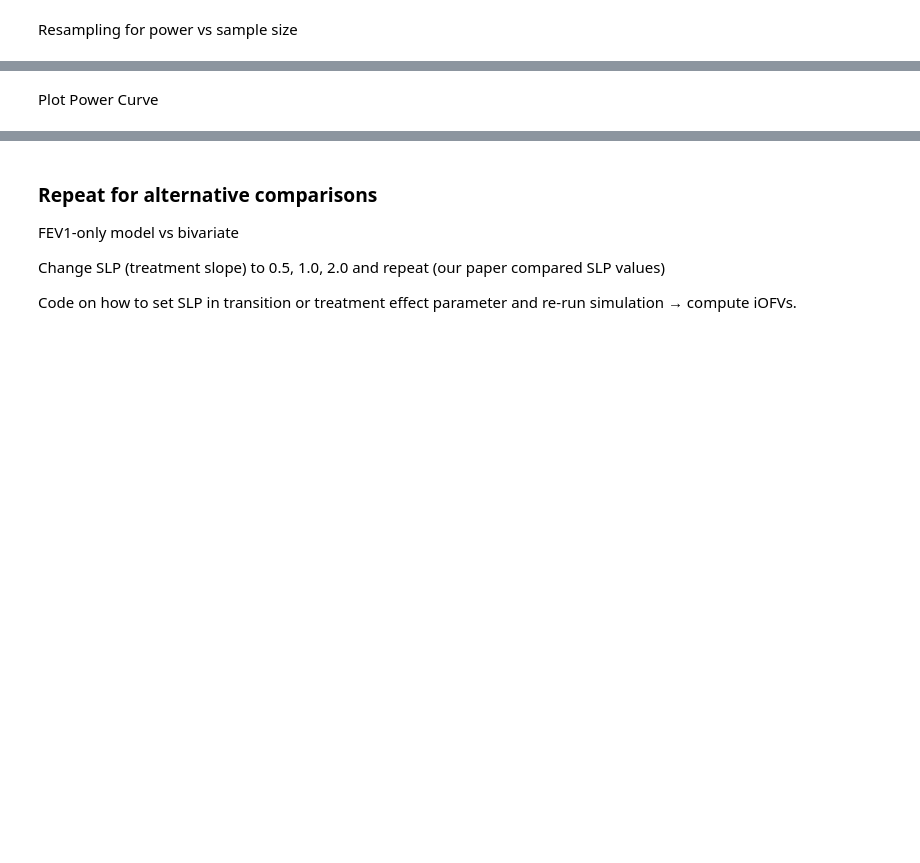
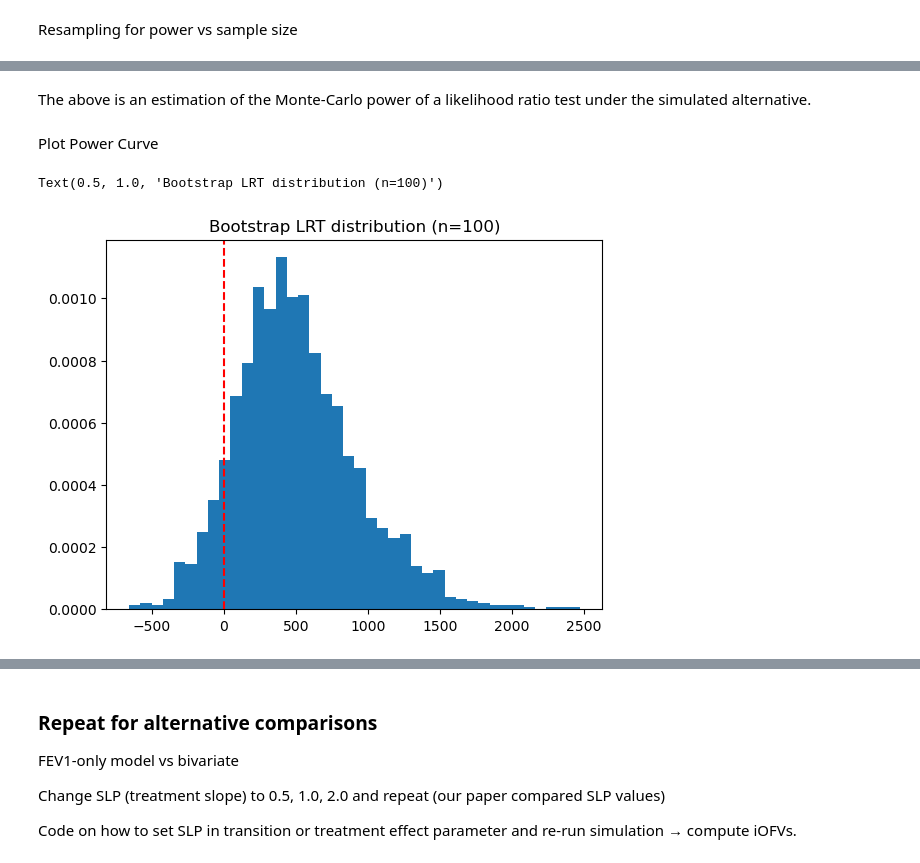
Before and after one commit to Clint-Os/Markov-Models, a Jupyter notebook: mHMM/notebooks/05_power_analysis.ipynb, the cells around one changed output, grey strips where cells are left out. Drawn from its saved outputs; the diff is of its cells as text; code cells hidden in the pictures; blank space fills up the shorter version.

Commit message:
Refactor simulation, estimation, power, and VPC analyses

```diff
--- a/mHMM/notebooks/05_power_analysis.ipynb
+++ b/mHMM/notebooks/05_power_analysis.ipynb
@@ -109,8 +144,14 @@ def iOFV_for_subject(subject, init_probs, em_params_full, trans_params_full,
     obs = subject['obs']
     times = subject['times']
 
-    tm_full = TransitionModel(hpRE=trans_params_full['hpRE'], hpER=trans_params_full['hpER'])
-    tm_red = TransitionModel(hpRE=trans_params_reduced['hpRE'], hpER=trans_params_reduced['hpER'])
+    tm_full = TransitionModel(logit_hpRE=trans_params_full['logit_hpRE'],
+                              logit_hpER=trans_params_full['logit_hpER'],
+                              gpRE=trans_params_full['gpRE'],
+                              gpER=trans_params_full['gpER'])
+    tm_red = TransitionModel(logit_hpRE=trans_params_reduced['logit_hpRE'],
+                             logit_hpER=trans_params_reduced['logit_hpER'],
+                             gpRE=trans_params_reduced['gpRE'],
+                             gpER=trans_params_reduced['gpER'])
     trans_full = tm_full.transition_matrix()
     trans_red = tm_red.transition_matrix()
 
@@ -173,2 +230,17 @@ pd.Series(powers)
+# %% [markdown]
+The above is an estimation of the Monte-Carlo power of a likelihood ratio test under the simulated alternative.
 # %% [markdown]
 Plot Power Curve
+# %%
+import matplotlib.pyplot as plt
+
+n = 100
+draws = rng.choice(iOFVs, size=(2000, n), replace=True)
+S = draws.sum(axis=1)
+
+plt.hist(S, bins=40, density=True)
+plt.axvline(chi2_crit, color='red', linestyle='--')
+plt.title(f"Bootstrap LRT distribution (n={n})")
+# %% [output]
+Text(0.5, 1.0, 'Bootstrap LRT distribution (n=100)')
+[figure, added]
```
Also changed, not shown: parts of 12 cells of this notebook, 4 other files.
